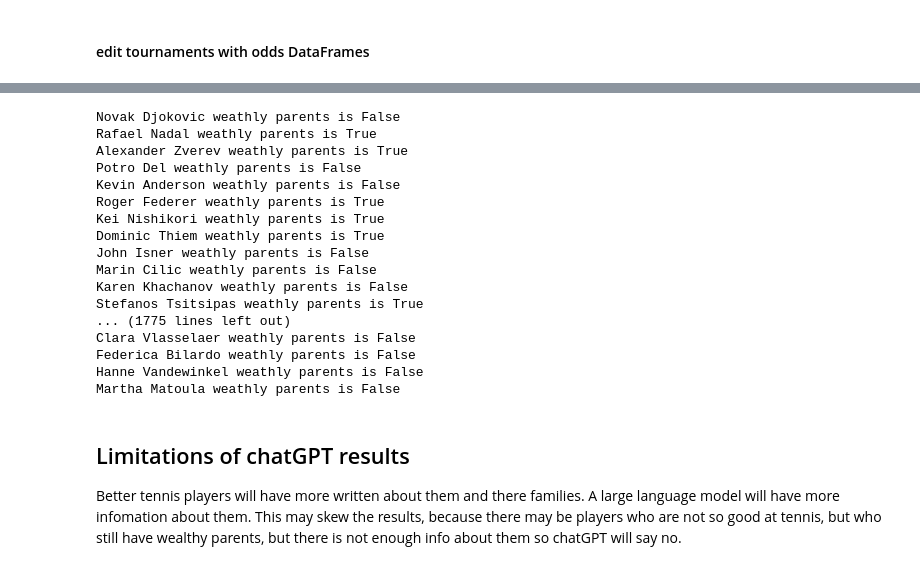
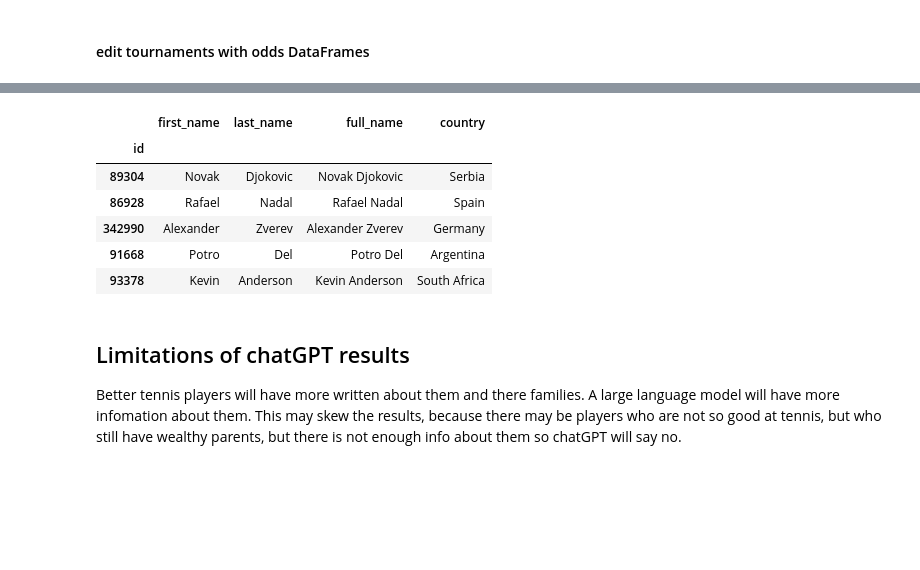
Before and after one commit to mmmcustard/analytics158739, a Jupyter notebook: 158739Assignment4.ipynb, the cells around one changed output, grey strips where cells are left out. Cells and saved outputs as stored; diff of their text form; code cells hidden in the pictures; blank space fills up the shorter version.

Commit message:
clean up players_df & include ID

```diff
--- a/158739Assignment4.ipynb
+++ b/158739Assignment4.ipynb
@@ -376,17 +376,25 @@ wta_players.set_index('id', inplace=True)
 # %%
 #all players
 
-players_df = pd.concat([atp_players, wta_players], ignore_index=True)
-players_df.set_index('id', inplace=True)
+players_df = pd.concat([atp_players, wta_players], ignore_index=False)
 
-players_df.to_csv('players.csv')
-# players_df.head()
+# players_df.to_csv('players.csv')
+# %%
+players_df.head()
+# %% [output]
+|  | first_name | last_name | full_name | country |
+| id |  |  |  |  |
+| 89304 | Novak | Djokovic | Novak Djokovic | Serbia |
+| 86928 | Rafael | Nadal | Rafael Nadal | Spain |
+| 342990 | Alexander | Zverev | Alexander Zverev | Germany |
+| 91668 | Potro | Del | Potro Del | Argentina |
+| 93378 | Kevin | Anderson | Kevin Anderson | South Africa |
 # %%
 # add a wealthy_parent column
 
 players_df["wealthy_parents"] = None
 # %%
-#loop through all players and find if chatGPT thinks they had wealth parents
+#loop through all players and find if chatGPT thinks they had wealthy parents
 
 for index, row in players_df.iterrows():
     player_name = row['full_name']
@@ -394,24 +402,8 @@ for index, row in players_df.iterrows():
     wealthy_parents = determine_wealthy_parents(player_name, country)
     players_df.at[index, 'wealthy_parents'] = wealthy_parents
     #print(player_name + " weathly parents is " + str(wealthy_parents))
+
+players_df.head()
-# %% [output]
-Novak Djokovic weathly parents is False
-Rafael Nadal weathly parents is True
-Alexander Zverev weathly parents is True
-Potro Del weathly parents is False
-Kevin Anderson weathly parents is False
-Roger Federer weathly parents is True
-Kei Nishikori weathly parents is True
-Dominic Thiem weathly parents is True
-John Isner weathly parents is False
-Marin Cilic weathly parents is False
-Karen Khachanov weathly parents is False
-Stefanos Tsitsipas weathly parents is True
-... (1775 lines left out)
-Clara Vlasselaer weathly parents is False
-Federica Bilardo weathly parents is False
-Hanne Vandewinkel weathly parents is False
-Martha Matoula weathly parents is False
 # %% [markdown]
 ## Limitations of chatGPT results
 Better tennis players will have more written about them and there families. A large language model will have more infomation about them. This may skew the results, because there may be players who are not so good at tennis, but who still have wealthy parents, but there is not enough info about them so chatGPT will say no.
```
Also changed, not shown: parts of 5 cells of this notebook.
